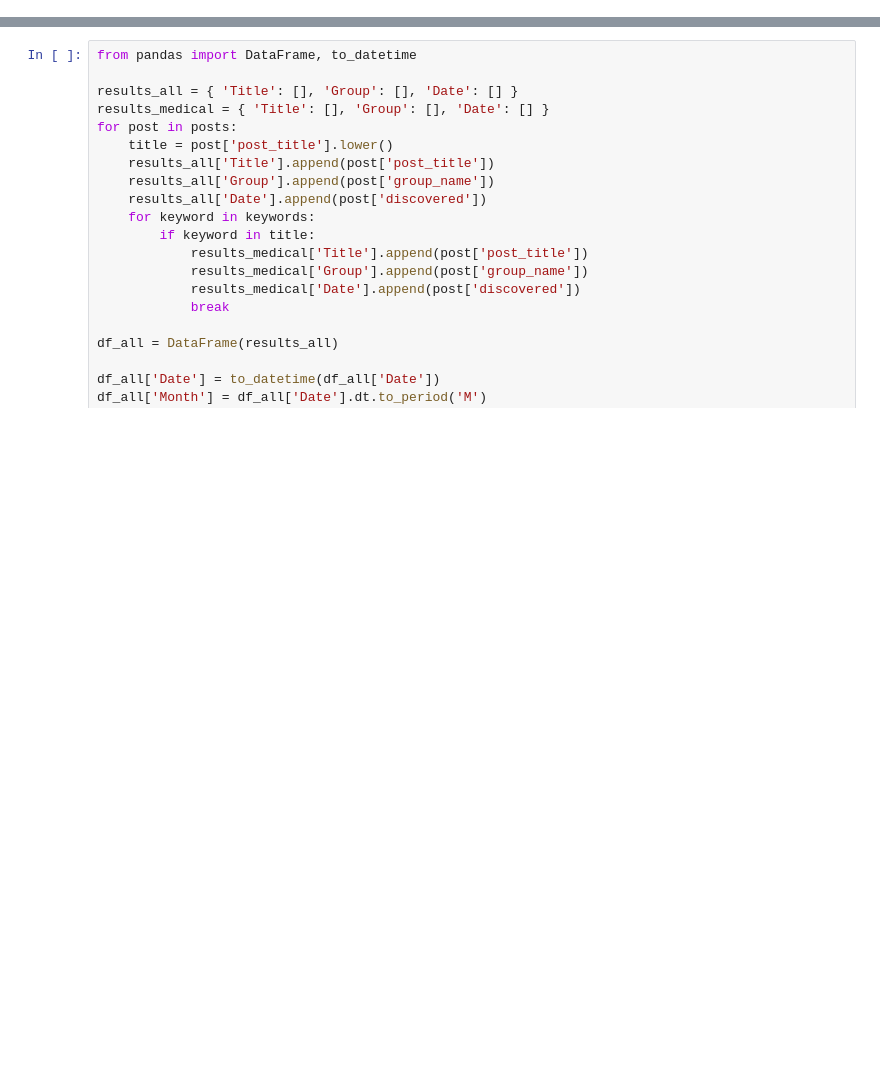
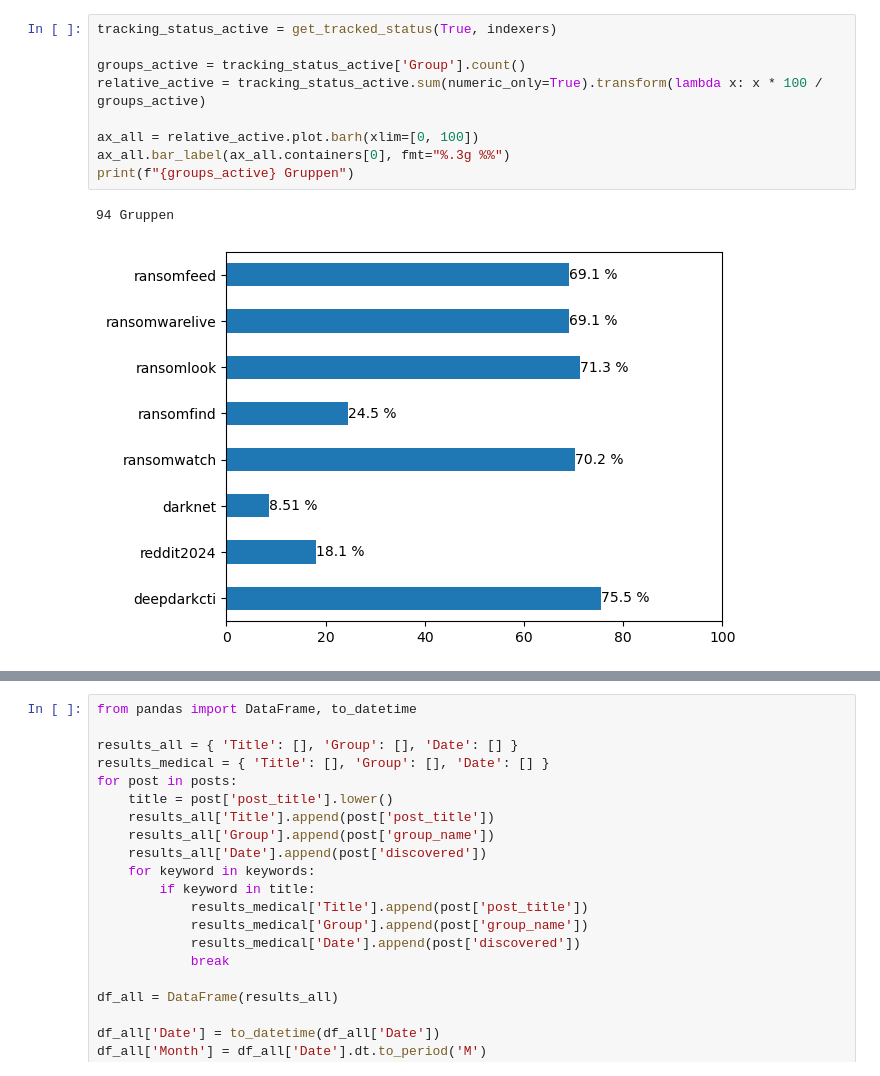
Before and after one commit to kilianfriedrich/darknet-seminar, a Jupyter notebook: leak_sites.ipynb, the cells around one changed output, grey strips where cells are left out. Cells and saved outputs as stored; diff of their text form; blank space fills up the shorter version.

```diff
--- a/leak_sites.ipynb
+++ b/leak_sites.ipynb
@@ -96,0 +174,12 @@ print(groups_all)
+# %%
+tracking_status_active = get_tracked_status(True, indexers)
+
+groups_active = tracking_status_active['Group'].count()
+relative_active = tracking_status_active.sum(numeric_only=True).transform(lambda x: x * 100 / groups_active)
+
+ax_all = relative_active.plot.barh(xlim=[0, 100])
+ax_all.bar_label(ax_all.containers[0], fmt="%.3g %%")
+print(f"{groups_active} Gruppen")
+# %% [output]
+94 Gruppen
+[figure, added]
```
Also changed, not shown: parts of 11 cells of this notebook, 1 other file.
